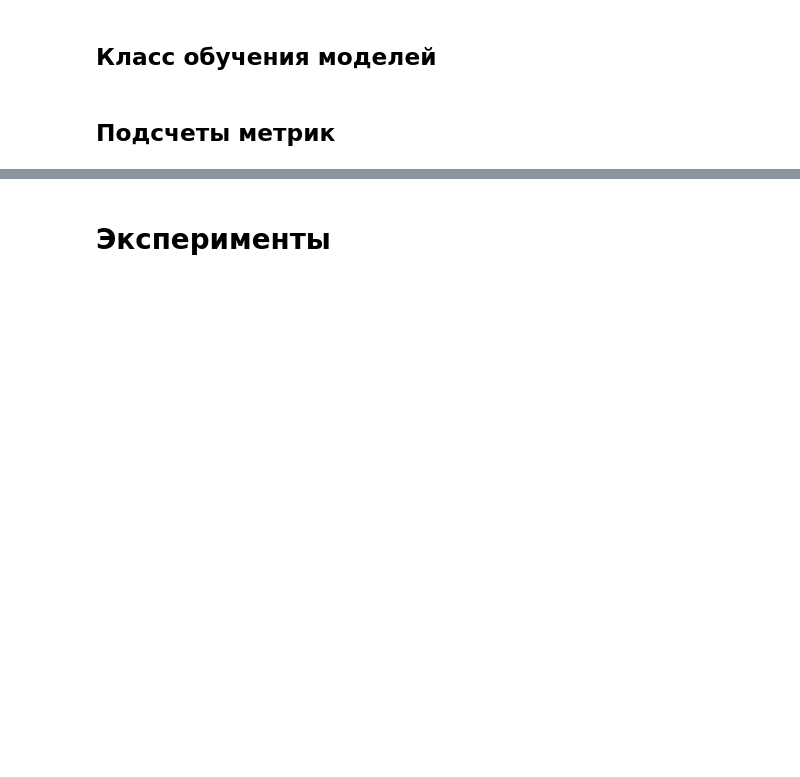
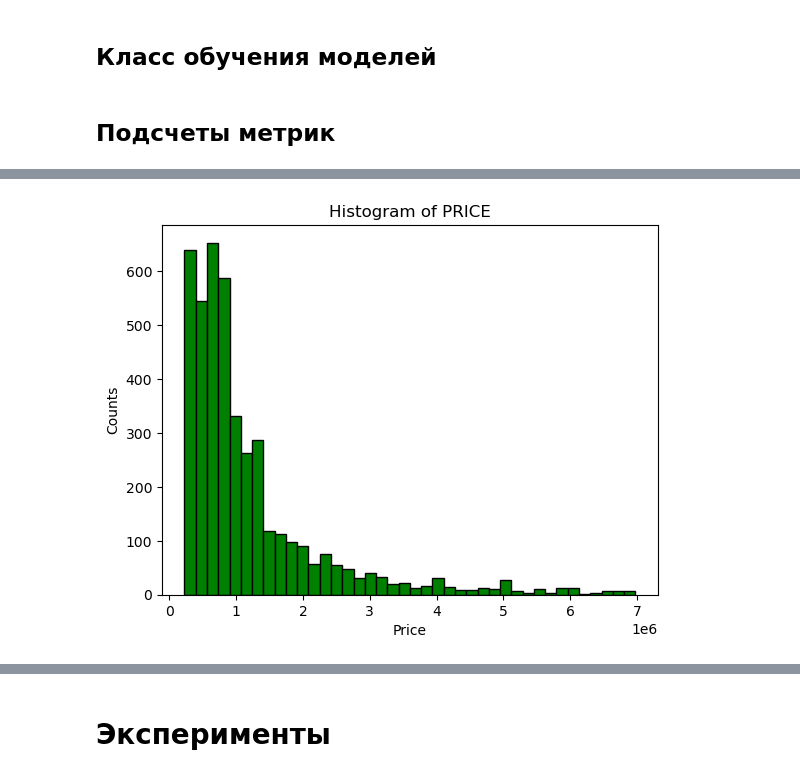
Before and after one commit to NickolayYakovchukfm/python_project, a Jupyter notebook: prediction_methods.ipynb, the cells around one changed output, grey strips where cells are left out. Saved outputs shown, nothing was run; the diff lists cells and outputs as text; code cells hidden in the pictures; blank space fills up the shorter version.

```diff
--- a/prediction_methods.ipynb
+++ b/prediction_methods.ipynb
@@ -318,0 +332,6 @@ def metrics_counter_without_exp(model_dict, X_train, y_train, X_test, y_test):
+# %%
+df = quantile_destroyer(df)
+
+price_histogram(df)
+# %% [output]
+[figure, added]
```
Also changed, not shown: parts of 12 cells of this notebook.
